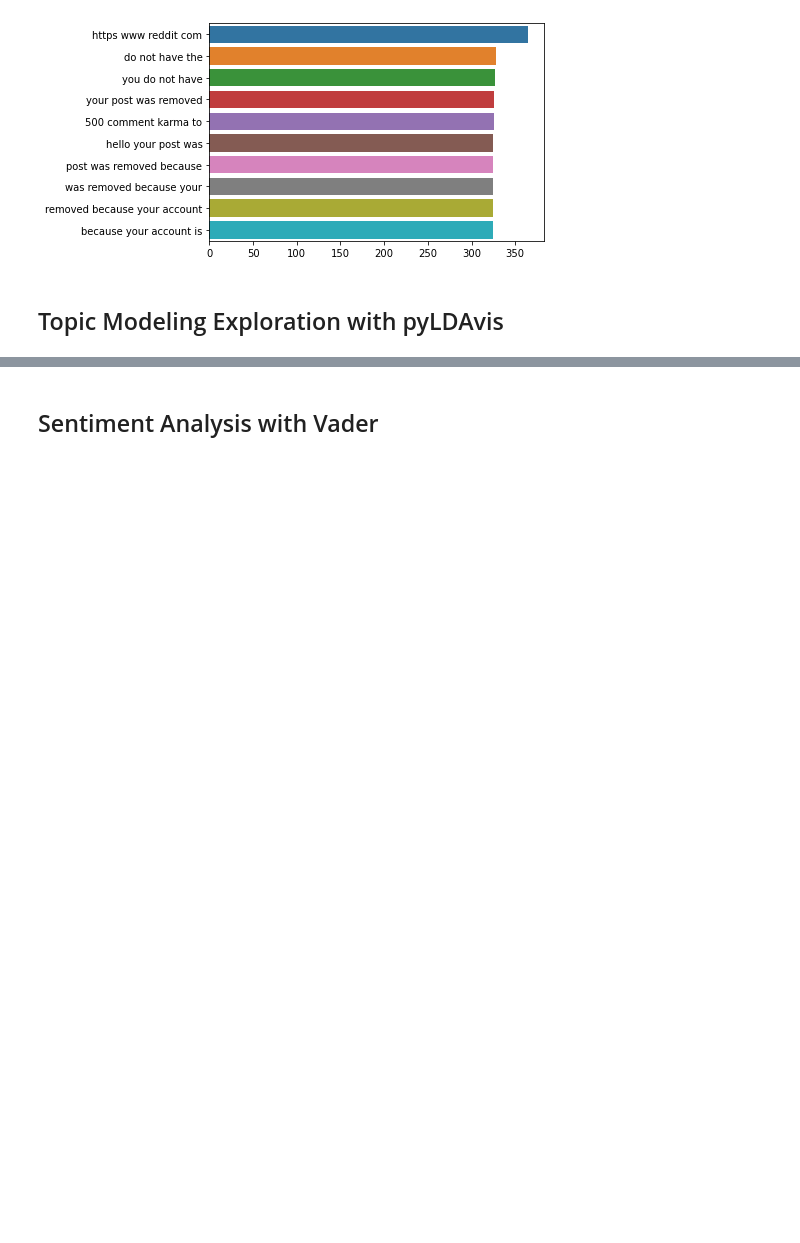
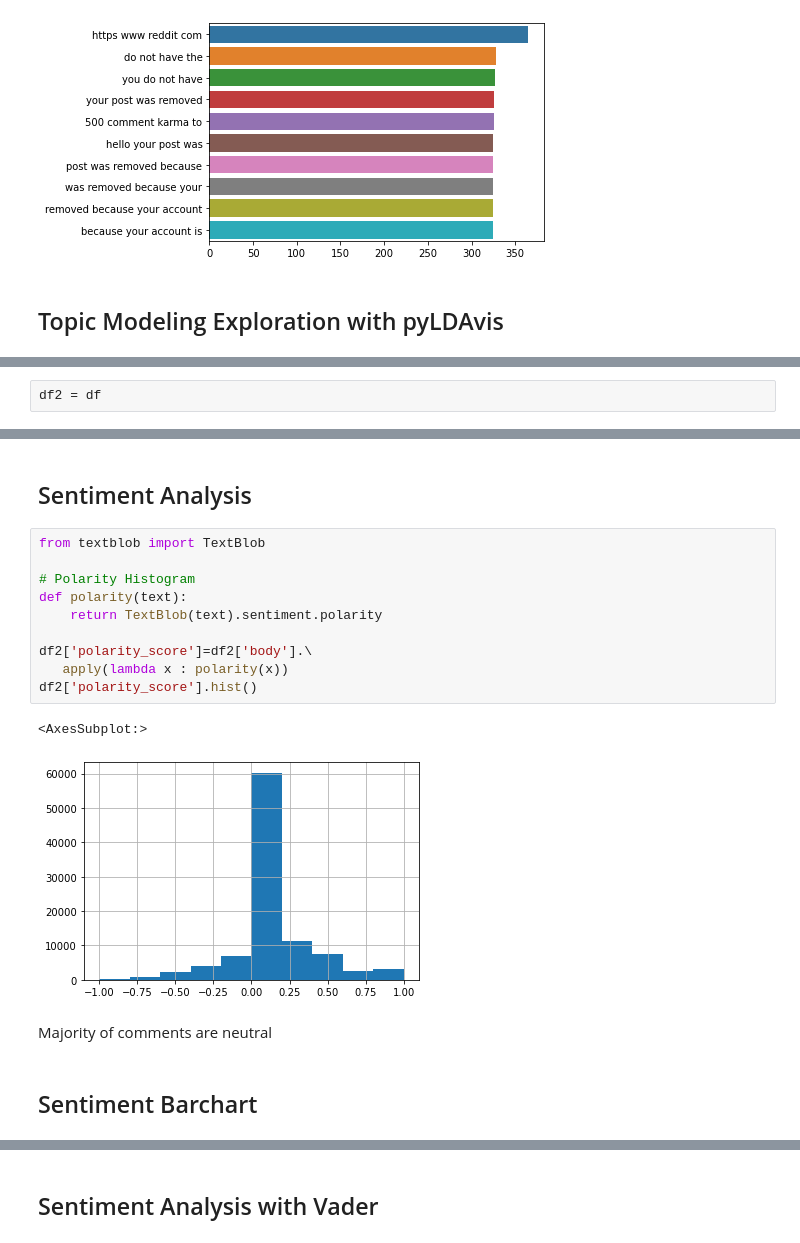
Before and after one commit to dplem/Cryptocurrency-Market-Forecasting, a Jupyter notebook: Notebooks/Exploratory_Analysis.ipynb, the cells around one changed output, grey strips where cells are left out. Drawn from its saved outputs; the diff is of its cells as text; blank space fills up the shorter version.

Commit message:
Added new functions for sentiment analysis and visualization

```diff
--- a/Notebooks/Exploratory_Analysis.ipynb
+++ b/Notebooks/Exploratory_Analysis.ipynb
@@ -264,0 +308,2 @@ bow_corpus = [dic.doc2bow(doc) for doc in corpus]
+# %%
+df2 = df
@@ -264,0 +390,19 @@ bow_corpus = [dic.doc2bow(doc) for doc in corpus]
+# %% [markdown]
+## Sentiment Analysis
+# %%
+from textblob import TextBlob
+
+# Polarity Histogram
+def polarity(text):
+    return TextBlob(text).sentiment.polarity
+
+df2['polarity_score']=df2['body'].\
+   apply(lambda x : polarity(x))
+df2['polarity_score'].hist()
+# %% [output]
+<AxesSubplot:>
+[figure, added]
+# %% [markdown]
+Majority of comments are neutral
+# %% [markdown]
+## Sentiment Barchart
```
Also changed, not shown: parts of 26 cells of this notebook.
